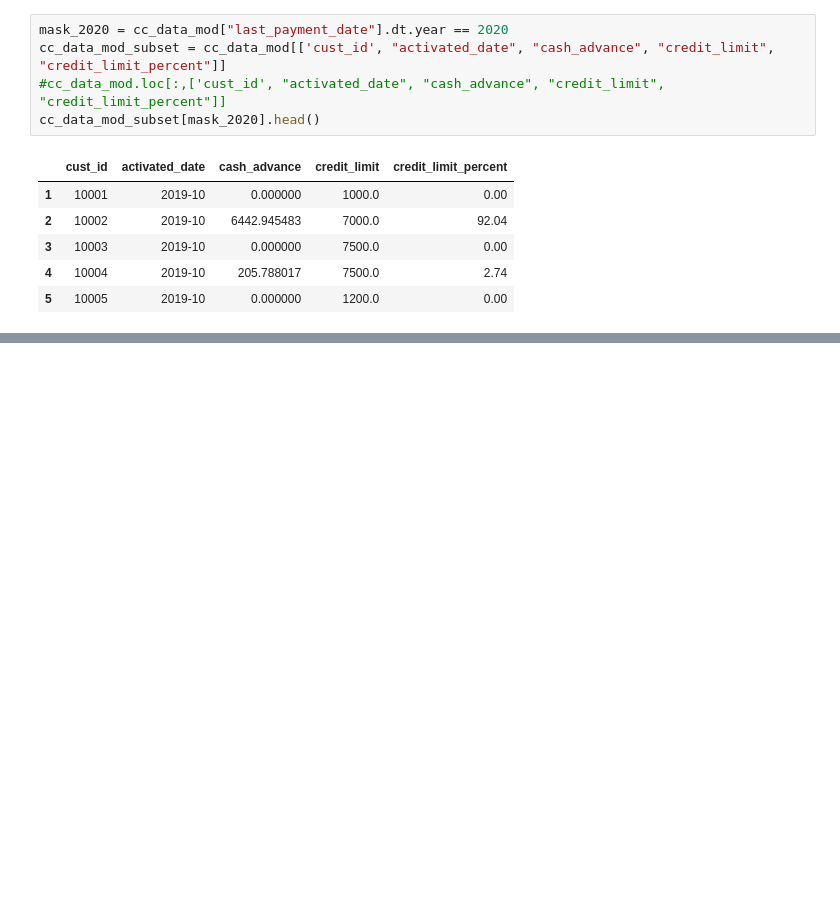
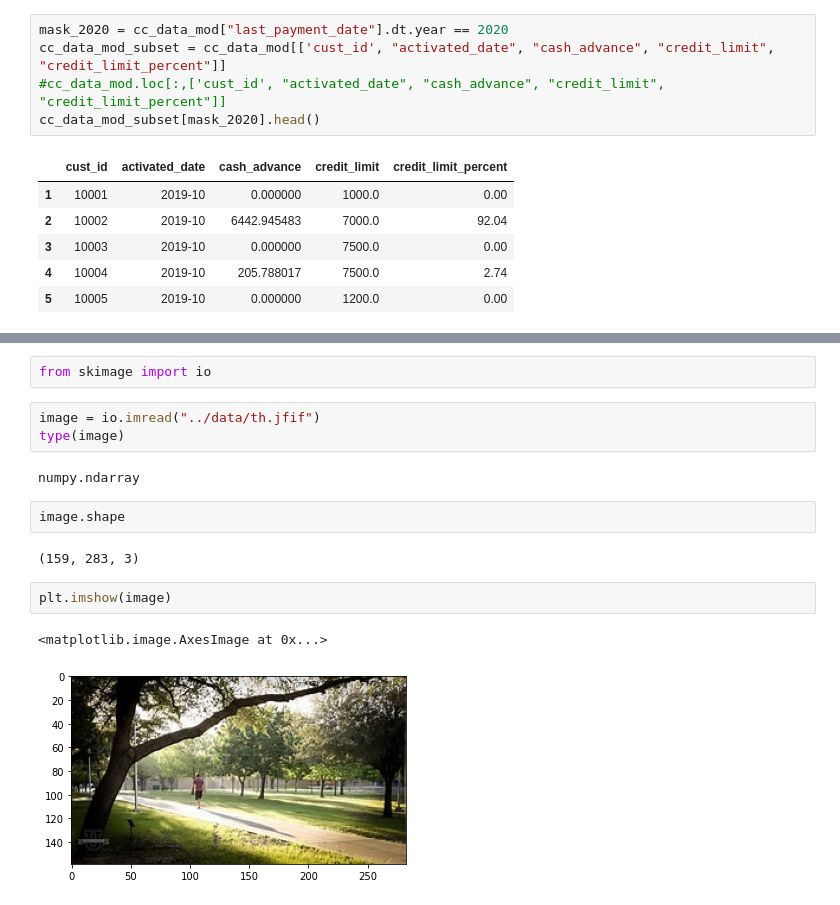
Before and after one commit to alientometal/PythonTraining, a Jupyter notebook: python_topics/Pandas_exercise.ipynb, the cells around one changed output, grey strips where cells are left out. Cells and saved outputs as stored; diff of their text form; blank space fills up the shorter version.

```diff
--- a/python_topics/Pandas_exercise.ipynb
+++ b/python_topics/Pandas_exercise.ipynb
@@ -154,0 +236,16 @@ cc_data_mod_subset[mask_2020].head()
+# %%
+from skimage import io
+# %%
+image = io.imread("../data/th.jfif")
+type(image)
+# %% [output]
+numpy.ndarray
+# %%
+image.shape
+# %% [output]
+(159, 283, 3)
+# %%
+plt.imshow(image)
+# %% [output]
+<matplotlib.image.AxesImage at 0x...>
+[figure, added]
```
Also changed, not shown: parts of 16 cells of this notebook, 4 other files.
